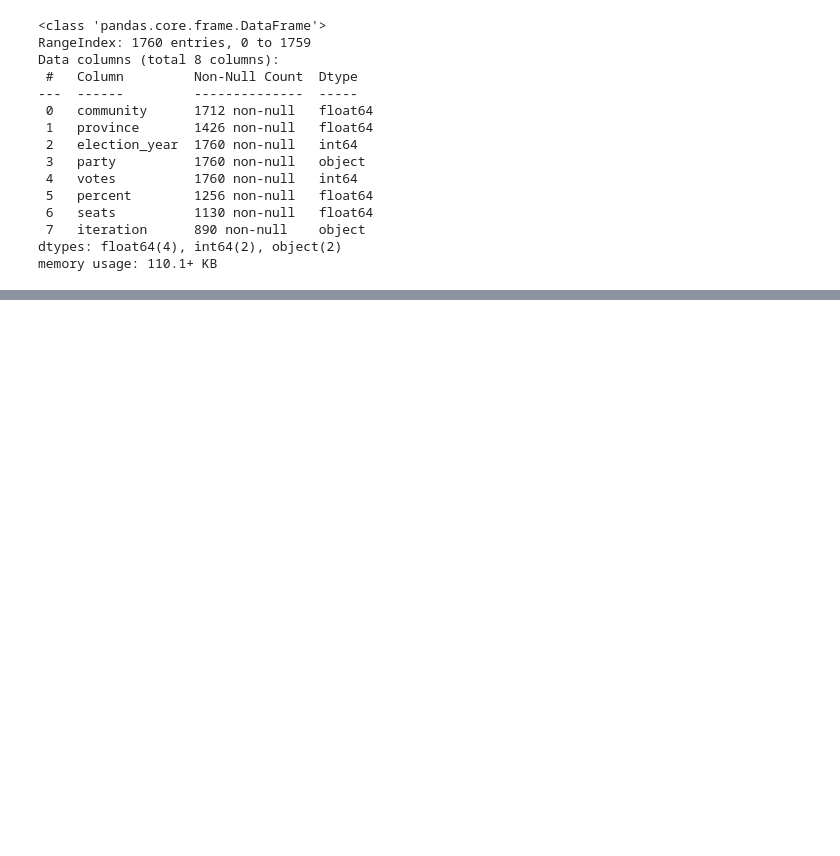
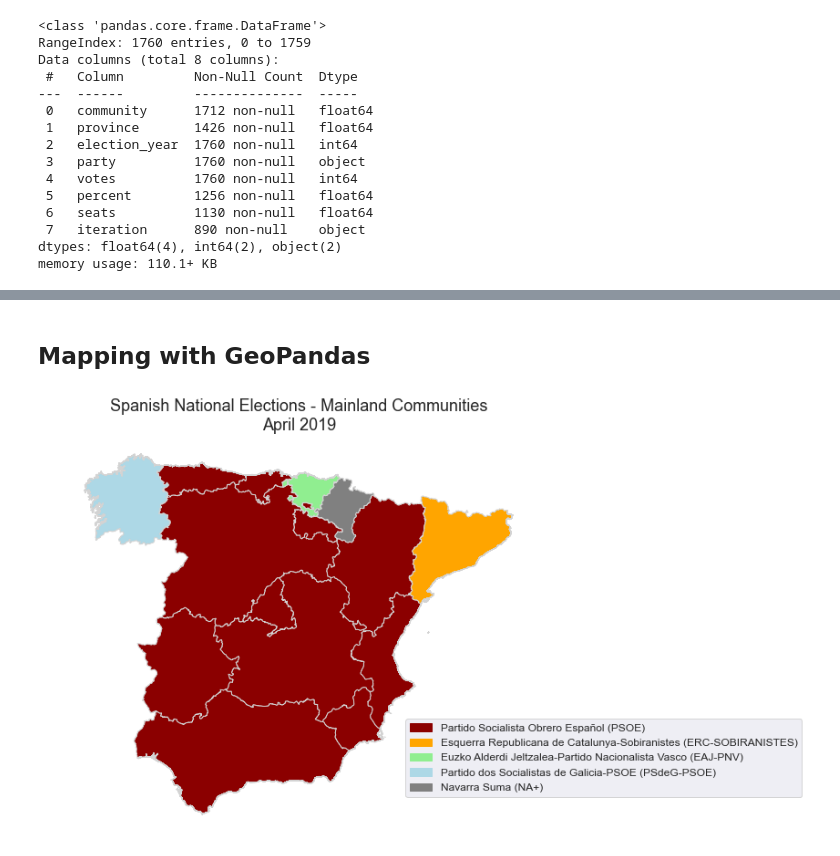
Before and after one commit to silent-j/spain-elections-mapping, a Jupyter notebook: Spanish-National-Elections.ipynb, the cells around one changed output, grey strips where cells are left out. Saved outputs shown, nothing was run; the diff lists cells and outputs as text; code cells hidden in the pictures; blank space fills up the shorter version.

Commit message:
plotted regional winners

```diff
--- a/Spanish-National-Elections.ipynb
+++ b/Spanish-National-Elections.ipynb
@@ -192,0 +153,27 @@ fig.show();
+# %%
+# grab the winners of each region for each election
+april_regional_winners = get_regional_winners(april_2019_parties)
+nov_regional_winners = get_regional_winners(nov_2019_parties)
+
+# grab the # of registered voters, voters, valid/invalid ballots, and blanks
+april_regional_data = get_regional_election_totals(april_2019_totals)
+nov_regional_data = get_regional_election_totals(nov_2019_totals)
+# %% [markdown]
+## Mapping with GeoPandas
+# %%
+import seaborn as sns
+import geopandas as gpd
+
+sns.set_style('white')
+sns.set(font_scale=1.5)
+
+ccaa_shpfile = gpd.read_file('data/shapefiles_ccaa_espana.geojson')
+
+names_to_replace = {'Principado de Asturias': 'Asturias',
+                    'Comunidad Foral de Navarra': 'Navarra',
+                    'Comunidad de Madrid': 'Madrid'}
+
+islas_comm = ['Islas Baleares', 'Islas Canarias']
+
+for k, v in names_to_replace.items():
+    ccaa_shpfile['name_1'].replace([k], v, inplace=True)
@@ -192,0 +218,21 @@ fig.show();
+# %%
+april_mainland, april_islas = combine_dataframes(ccaa_shpfile, april_regional_winners, april_regional_data)
+nov_mainland, nov_islas = combine_dataframes(ccaa_shpfile, nov_regional_winners, nov_regional_data)
+# %%
+april_mainland = april_mainland.to_crs({'init':'epsg:2062'})
+nov_mainland = nov_mainland.to_crs({'init':'epsg:2062'})
+# %%
+# map labels to color for legend
+april_cmap={'Partido Socialista Obrero Español (PSOE)': 'darkred',
+       'Esquerra Republicana de Catalunya-Sobiranistes (ERC-SOBIRANISTES)': 'orange',
+       'Euzko Alderdi Jeltzalea-Partido Nacionalista Vasco (EAJ-PNV)': 'lightgreen',
+       'Partido dos Socialistas de Galicia-PSOE (PSdeG-PSOE)': 'lightblue',
+       'Navarra Suma (NA+)': 'gray'}
+
+april_patches = create_patches(april_cmap)
+
+ax = plot_mainland_results(april_mainland, april_cmap, april_patches)
+
+ax.set_title('Spanish National Elections - Mainland Communities\nApril 2019');
+# %% [output]
+[figure, added]
```
Also changed, not shown: parts of 15 cells of this notebook.
